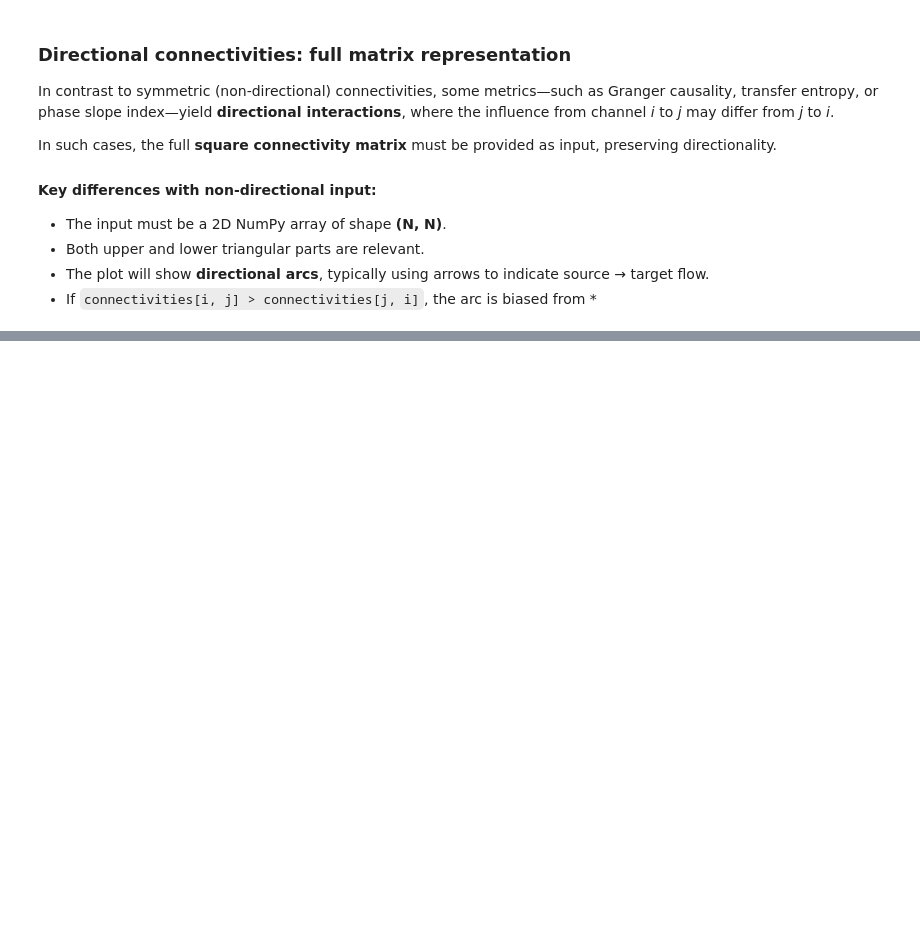
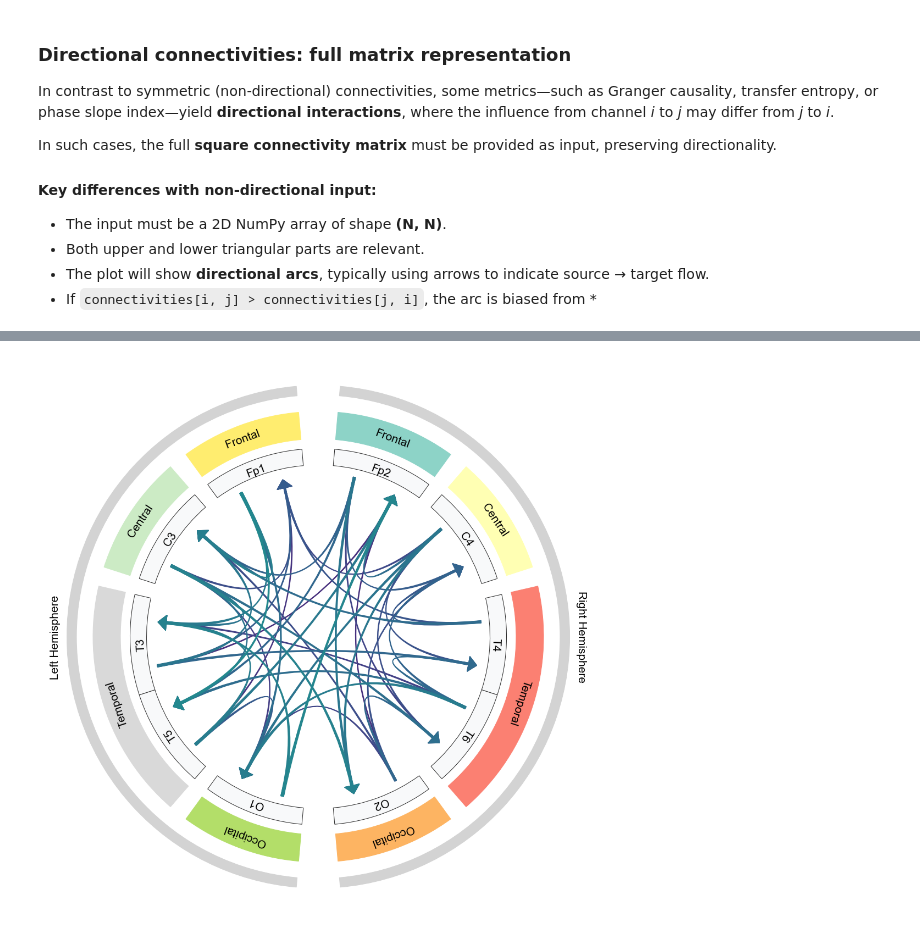
Before and after one commit to dunderlab/python-dunderlab.visualizations, a Jupyter notebook: docs/source/notebooks/01-connectivity_circosplot.ipynb, the cells around one changed output, grey strips where cells are left out. Saved outputs shown, nothing was run; the diff lists cells and outputs as text; code cells hidden in the pictures; blank space fills up the shorter version.

```diff
--- a/docs/source/notebooks/01-connectivity_circosplot.ipynb
+++ b/docs/source/notebooks/01-connectivity_circosplot.ipynb
@@ -310,0 +408,11 @@ conn_dir.params
+# %%
+arguments_ = arguments.copy()
+arguments_.update({
+    'threshold': 0,
+    'percentile': [0, 50],
+    'normalize_colors': False,
+    'arcs_cmap': 'viridis',
+})
+CircosConnectivity(connectivities_square, channels, areas, **arguments_);
+# %% [output]
+[figure, added]
```
Also changed, not shown: parts of 21 cells of this notebook, 1 other file.
